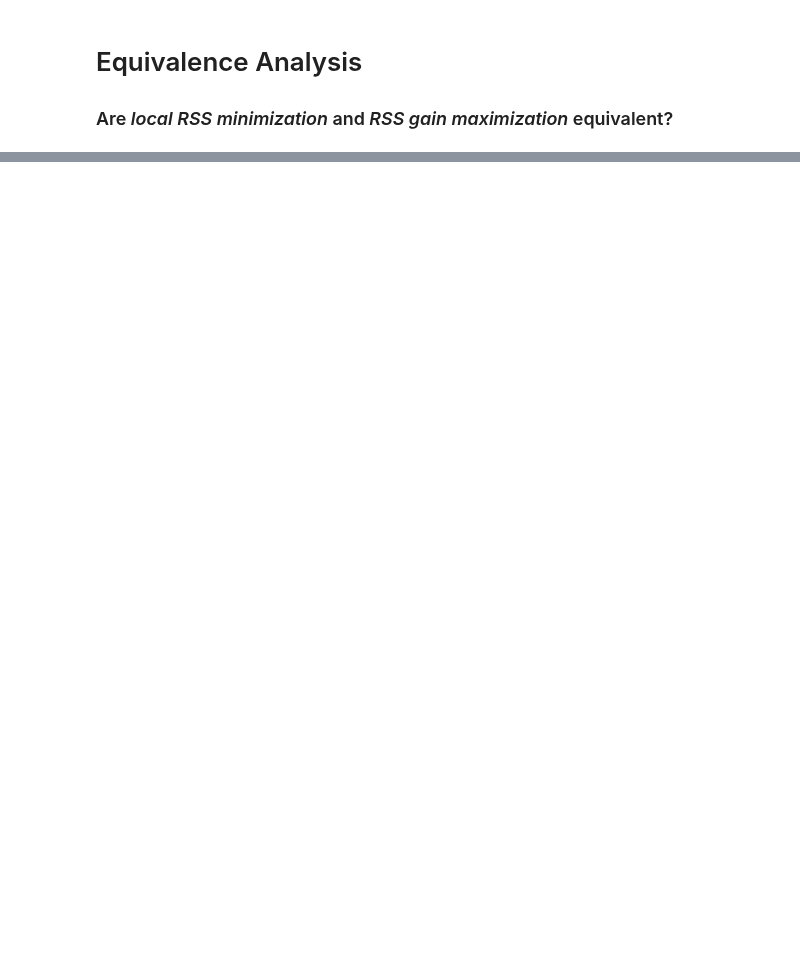
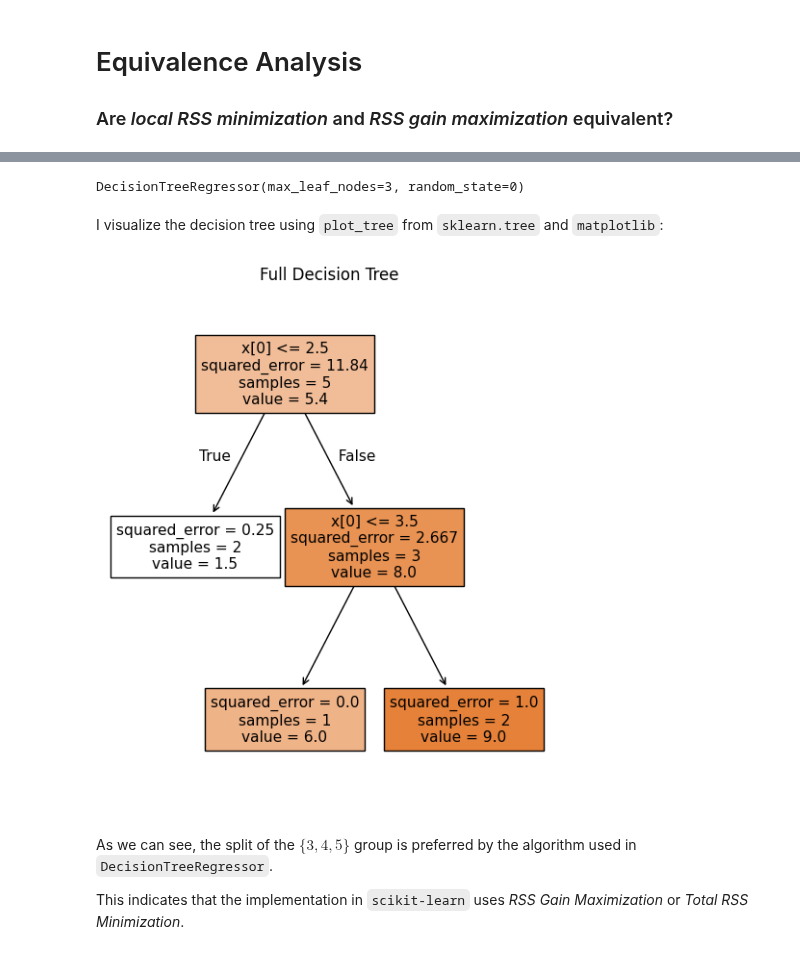
Before and after one commit to MichalBalcerak/ML24-25, a Jupyter notebook: Homework06.ipynb, the cells around one changed output, grey strips where cells are left out. Saved outputs shown, nothing was run; the diff lists cells and outputs as text; code cells hidden in the pictures; blank space fills up the shorter version.

```diff
--- a/Homework06.ipynb
+++ b/Homework06.ipynb
@@ -59,0 +85,30 @@ is constant in both methods- this is the sum of RSS in all leaves except $M$ - t
+# %%
+import numpy as np
+from sklearn.tree import DecisionTreeRegressor
+
+X = np.array([[1], [2], [3], [4], [5]]).astype(float)
+y = np.array([1, 2, 6, 8, 10]).astype(float)
+
+tree = DecisionTreeRegressor(max_leaf_nodes=3, random_state=0)
+tree.fit(X, y)
+# %% [output]
+DecisionTreeRegressor(max_leaf_nodes=3, random_state=0)
+# %% [markdown]
+I visualize the decision tree using `plot_tree` from `sklearn.tree` and `matplotlib`:
+# %%
+from sklearn.tree import plot_tree
+import matplotlib.pyplot as plt
+
+plt.figure(figsize=(6, 7))
+plot_tree(
+    tree,
+    filled=True
+)
+plt.title("Full Decision Tree")
+plt.show()
+# %% [output]
+[figure, added]
+# %% [markdown]
+As we can see, the split of the $\{3,4,5\}$ group is preferred by the algorithm used in `DecisionTreeRegressor`.
+
+This indicates that the implementation in `scikit-learn` uses *RSS Gain Maximization* or *Total RSS Minimization*.
```
Also changed, not shown: parts of 3 cells of this notebook.
